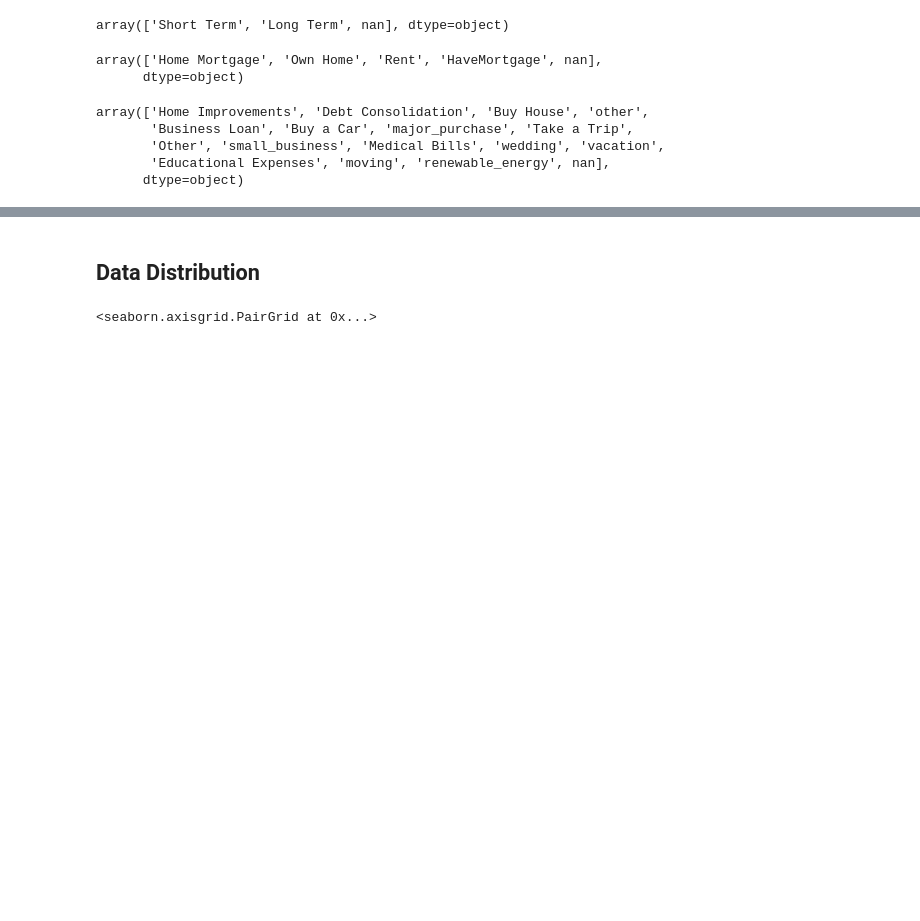
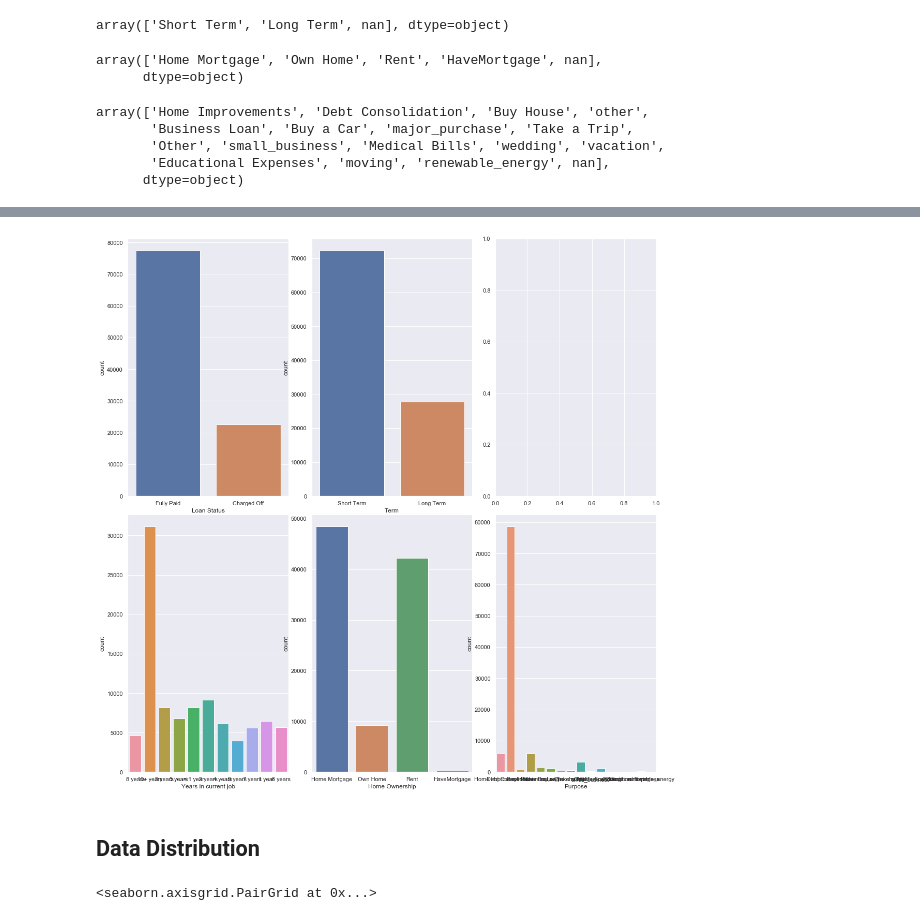
Before and after one commit to LaurentStar/Bank-Loans, a Jupyter notebook: EDA-prt2.ipynb, the cells around one changed output, grey strips where cells are left out. Cells and saved outputs as stored; diff of their text form; code cells hidden in the pictures; blank space fills up the shorter version.

```diff
--- a/EDA-prt2.ipynb
+++ b/EDA-prt2.ipynb
@@ -138,3 +231,20 @@ array(['Home Improvements', 'Debt Consolidation', 'Buy House', 'other',
+# %%
+fig, ax =plt.subplots(2, 3)
+
+fig.set_figheight(15)
+fig.set_figwidth(15)
+
+fig.tight_layout(h_pad=True, w_pad=True)
+
+sns.countplot(bank_df["Loan Status"], ax=ax[0, 0])
+sns.countplot(bank_df["Term"], ax=ax[0,1])
+sns.countplot(bank_df["Years in current job"], ax=ax[1, 0])
+sns.countplot(bank_df["Home Ownership"], ax=ax[1, 1])
+sns.countplot(bank_df["Purpose"], ax=ax[1, 2])
+
+plt.show()
+# %% [output]
+[figure, added]
 # %% [markdown]
 ## Data Distribution
 # %%
```
Also changed, not shown: parts of 17 cells of this notebook.
